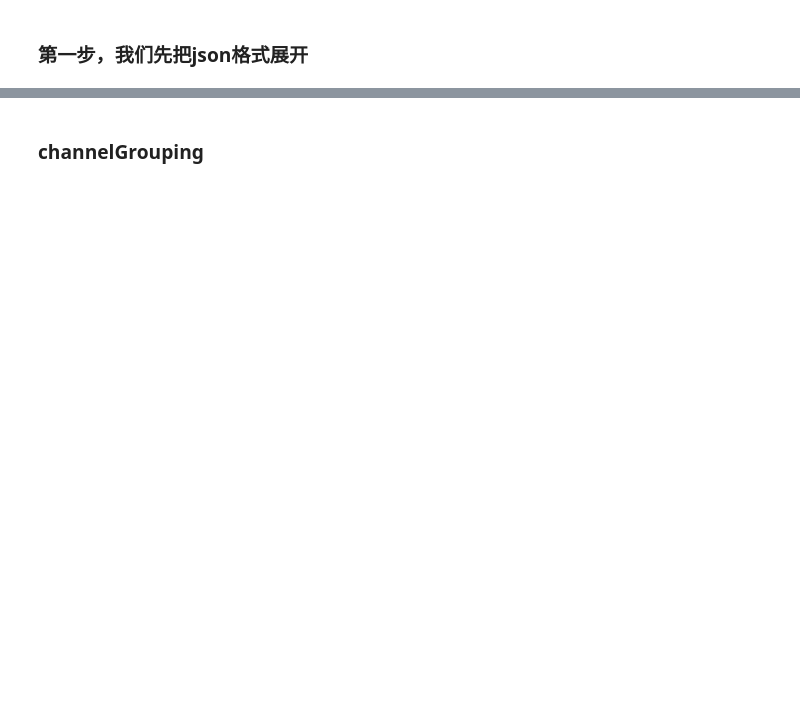
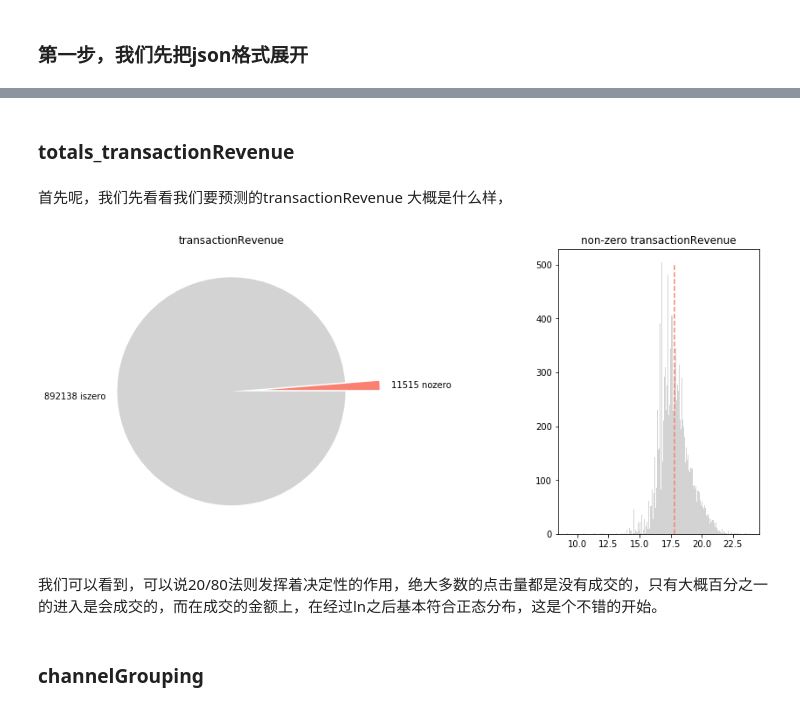
Before and after one commit to chamhoo/kaggle-R, a Jupyter notebook: DEA.ipynb, the cells around one changed output, grey strips where cells are left out. Cells and saved outputs as stored; diff of their text form; code cells hidden in the pictures; blank space fills up the shorter version.

```diff
--- a/DEA.ipynb
+++ b/DEA.ipynb
@@ -34,2 +36,4 @@ train = load_df('/home/leechh/data/R/train.csv')
+# %%
+train = pd.read_feather('/home/leechh/tempfile/R/train.feather')
 # %%
 train.head(5)
@@ -43,0 +48,34 @@ def dfbar(df, feature, top=-1):
+# %% [markdown]
+### totals_transactionRevenue
+# %% [markdown]
+首先呢，我们先看看我们要预测的transactionRevenue 大概是什么样，
+# %%
+train['totals_transactionRevenue'] = train.totals_transactionRevenue.astype('float')
+# %%
+def plotRevence():
+    idx = train.totals_transactionRevenue.notnull()
+    nozero = sum(idx)
+    iszero = train.shape[0] - nozero
+    plt.figure(figsize=[14,6])
+    plt.subplot(1,2,1)
+    plt.pie([nozero,iszero],
+            labels=[f'{nozero} nozero',f'{iszero} iszero'],
+            radius=1,
+            colors=['salmon','lightgray'],
+            explode=[0.3,0])
+    plt.title('transactionRevenue')
+
+    plt.subplot(1,3,3)
+    revenue = np.log1p(train[idx].totals_transactionRevenue.astype('float')+1)
+    plt.hist(revenue,
+             bins=200,
+             color='lightgray')
+    plt.plot([np.average(revenue),np.average(revenue)],[0,500],c='salmon',linestyle='--')
+    plt.title('non-zero transactionRevenue')
+    plt.show()
+    return None
+
+
+plotRevence()
+# %% [output]
+[figure, added]
@@ -44,2 +84,4 @@ def dfbar(df, feature, top=-1):
+# %% [markdown]
+我们可以看到，可以说20/80法则发挥着决定性的作用，绝大多数的点击量都是没有成交的，只有大概百分之一的进入是会成交的，而在成交的金额上，在经过ln之后基本符合正态分布，这是个不错的开始。
 # %% [markdown]
 ### channelGrouping
```
Also changed, not shown: parts of 54 cells of this notebook.
